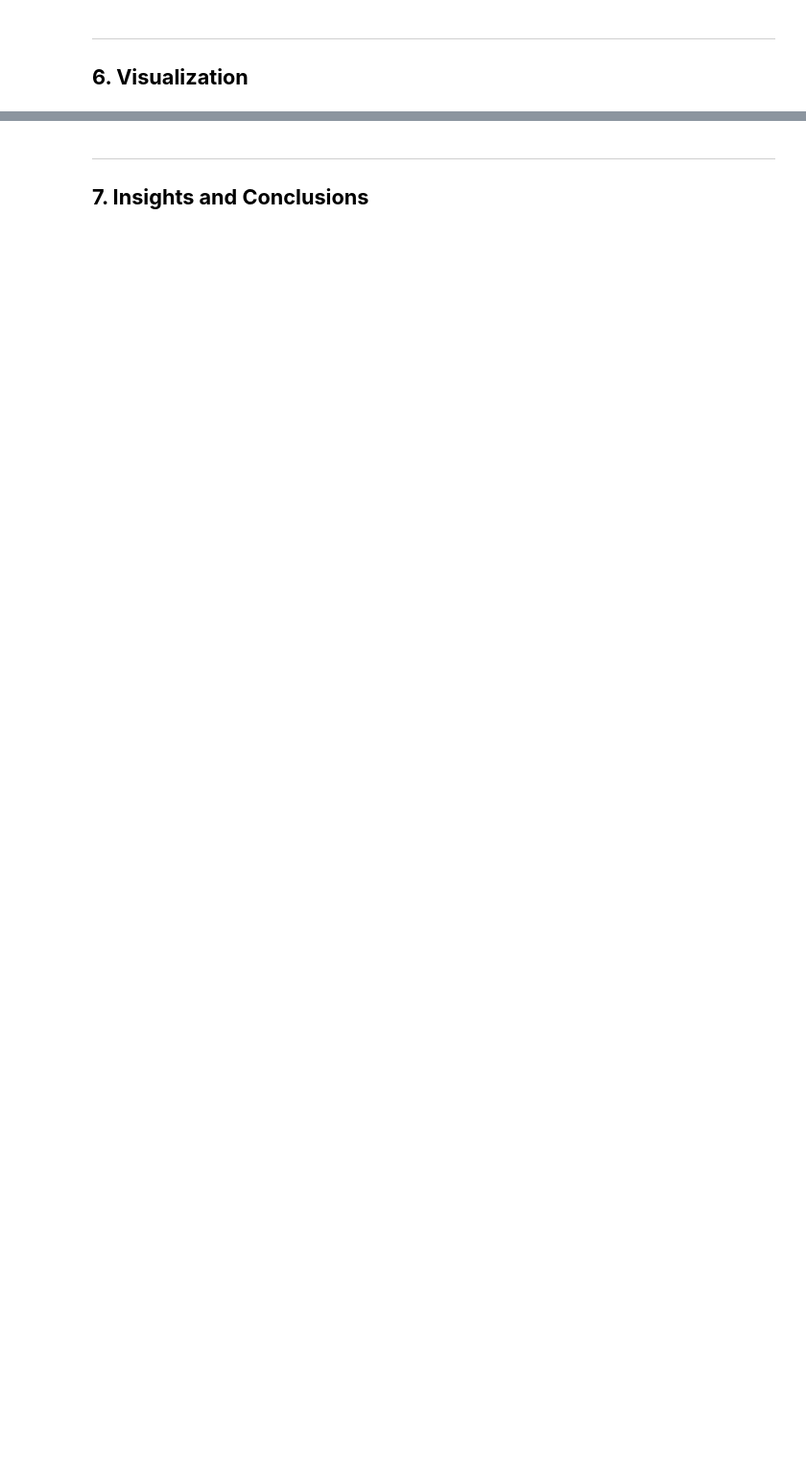
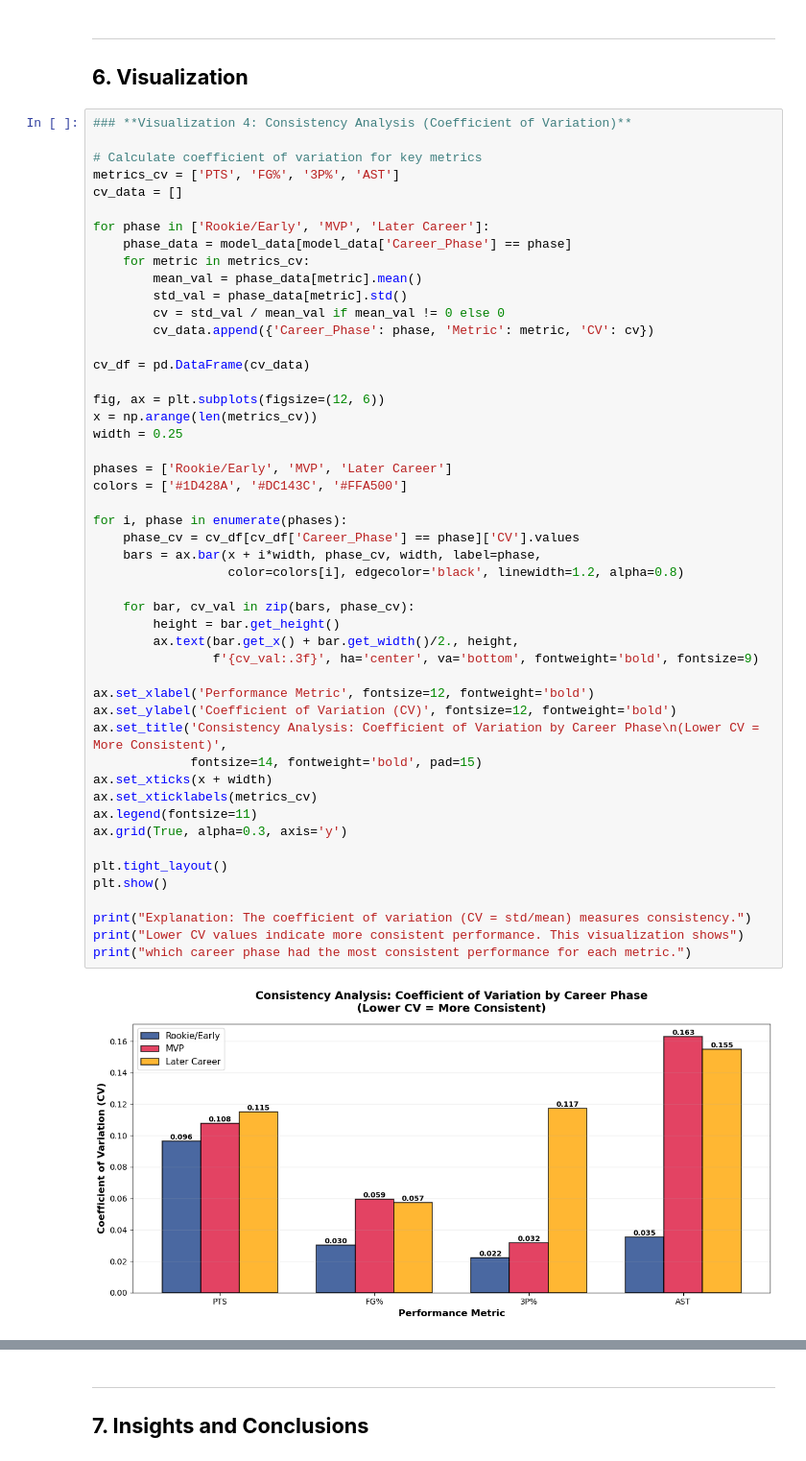
Before and after one commit to noraaren/CMSC320Final, a Jupyter notebook: checkpoint3_finalsubmission.ipynb, the cells around one changed output, grey strips where cells are left out. Shown at 96% size. Cells and saved outputs as stored; diff of their text form; blank space fills up the shorter version.

```diff
--- a/checkpoint3_finalsubmission.ipynb
+++ b/checkpoint3_finalsubmission.ipynb
@@ -361,3 +596,54 @@ ___
 # %% [markdown]
 ___
 ## **6. Visualization**
+# %%
+### **Visualization 4: Consistency Analysis (Coefficient of Variation)**
+
+# Calculate coefficient of variation for key metrics
+metrics_cv = ['PTS', 'FG%', '3P%', 'AST']
+cv_data = []
+
+for phase in ['Rookie/Early', 'MVP', 'Later Career']:
+    phase_data = model_data[model_data['Career_Phase'] == phase]
+    for metric in metrics_cv:
+        mean_val = phase_data[metric].mean()
+        std_val = phase_data[metric].std()
+        cv = std_val / mean_val if mean_val != 0 else 0
+        cv_data.append({'Career_Phase': phase, 'Metric': metric, 'CV': cv})
+
+cv_df = pd.DataFrame(cv_data)
+
+fig, ax = plt.subplots(figsize=(12, 6))
+x = np.arange(len(metrics_cv))
+width = 0.25
+
+phases = ['Rookie/Early', 'MVP', 'Later Career']
+colors = ['#1D428A', '#DC143C', '#FFA500']
+
+for i, phase in enumerate(phases):
+    phase_cv = cv_df[cv_df['Career_Phase'] == phase]['CV'].values
+    bars = ax.bar(x + i*width, phase_cv, width, label=phase,
+                  color=colors[i], edgecolor='black', linewidth=1.2, alpha=0.8)
+
+    for bar, cv_val in zip(bars, phase_cv):
+        height = bar.get_height()
+        ax.text(bar.get_x() + bar.get_width()/2., height,
+                f'{cv_val:.3f}', ha='center', va='bottom', fontweight='bold', fontsize=9)
+
+ax.set_xlabel('Performance Metric', fontsize=12, fontweight='bold')
+ax.set_ylabel('Coefficient of Variation (CV)', fontsize=12, fontweight='bold')
+ax.set_title('Consistency Analysis: Coefficient of Variation by Career Phase\n(Lower CV = More Consistent)',
+             fontsize=14, fontweight='bold', pad=15)
+ax.set_xticks(x + width)
+ax.set_xticklabels(metrics_cv)
+ax.legend(fontsize=11)
+ax.grid(True, alpha=0.3, axis='y')
+
+plt.tight_layout()
+plt.show()
+
+print("Explanation: The coefficient of variation (CV = std/mean) measures consistency.")
+print("Lower CV values indicate more consistent performance. This visualization shows")
+print("which career phase had the most consistent performance for each metric.")
+# %% [output]
+[figure, added]
```
Also changed, not shown: parts of 9 cells of this notebook.
